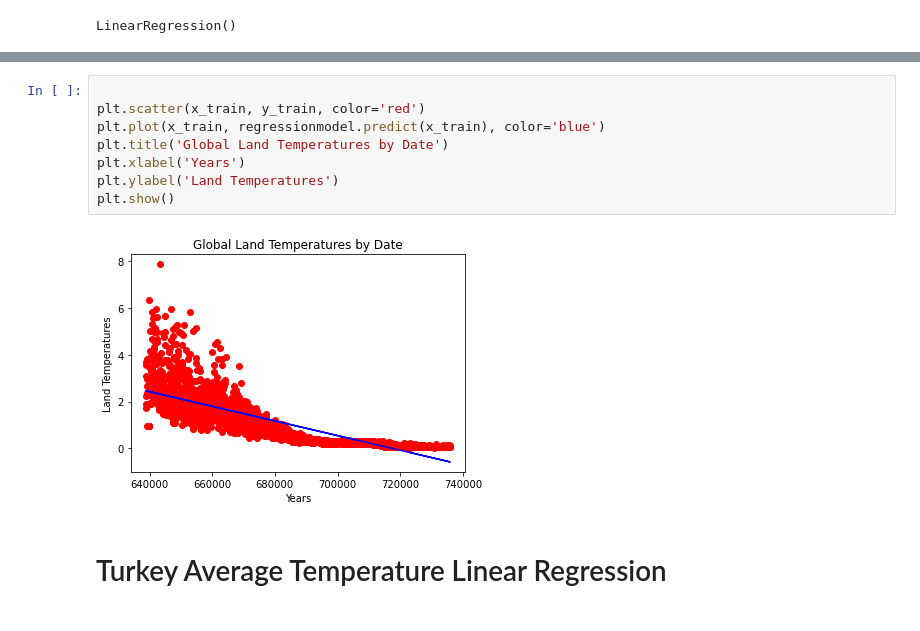
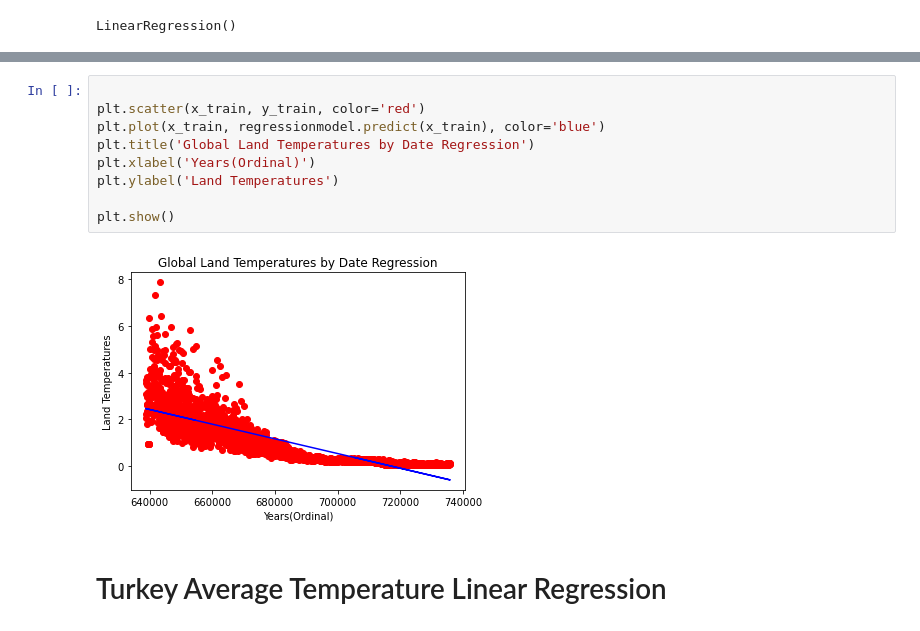
Before and after one commit to busranur-sr/ClimateChange, a Jupyter notebook: GlobalTemperatures.ipynb, the cells around one changed output, grey strips where cells are left out. Saved outputs shown, nothing was run; the diff lists cells and outputs as text.

```diff
--- a/GlobalTemperatures.ipynb
+++ b/GlobalTemperatures.ipynb
@@ -229,13 +230,14 @@ print(regressionmodel.score(x_test,y_test))
 # %%
 
 plt.scatter(x_train, y_train, color='red')
 plt.plot(x_train, regressionmodel.predict(x_train), color='blue')
-plt.title('Global Land Temperatures by Date')
-plt.xlabel('Years')
+plt.title('Global Land Temperatures by Date Regression')
+plt.xlabel('Years(Ordinal)')
 plt.ylabel('Land Temperatures')
+
 plt.show()
 # %% [output]
-[figure, old version]
+[figure, new version]
 # %% [markdown]
 # Turkey Average Temperature Linear Regression
 # %%
```
Also changed, not shown: parts of 8 cells of this notebook.
